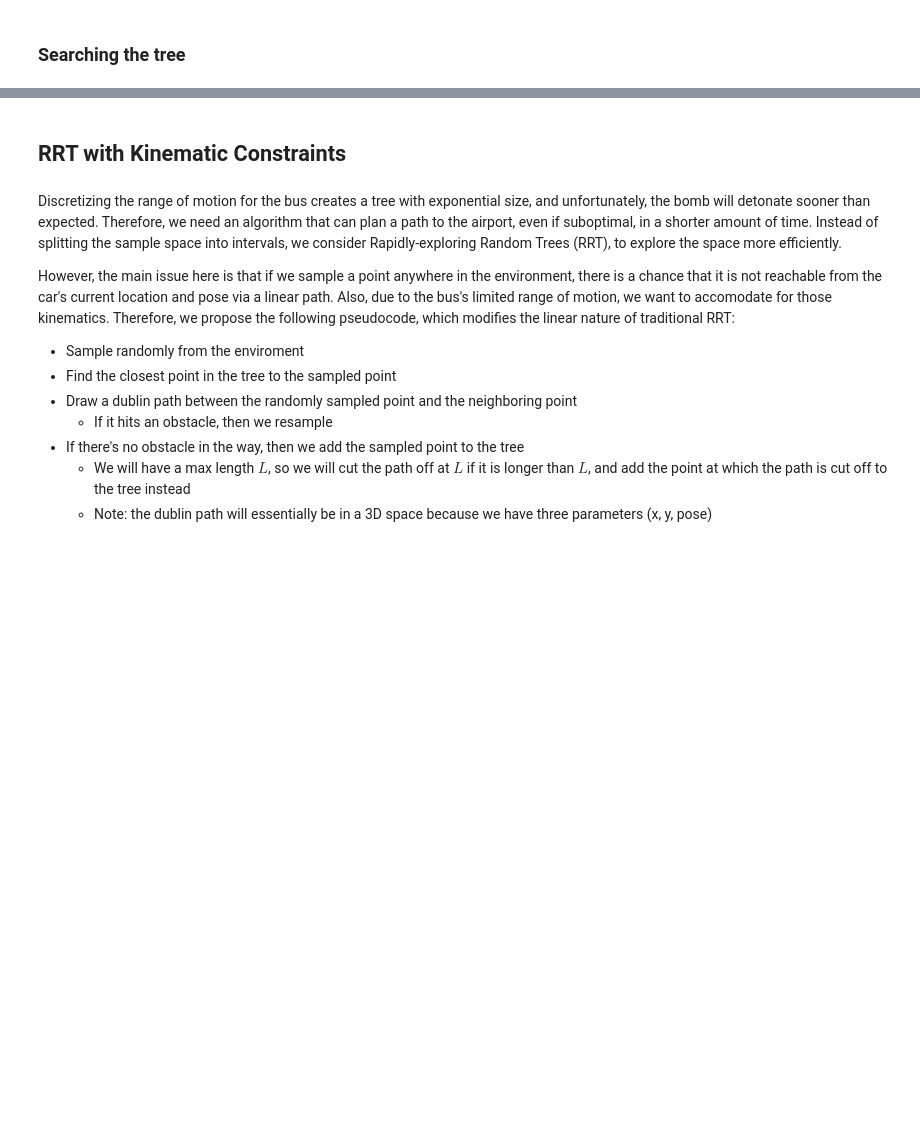
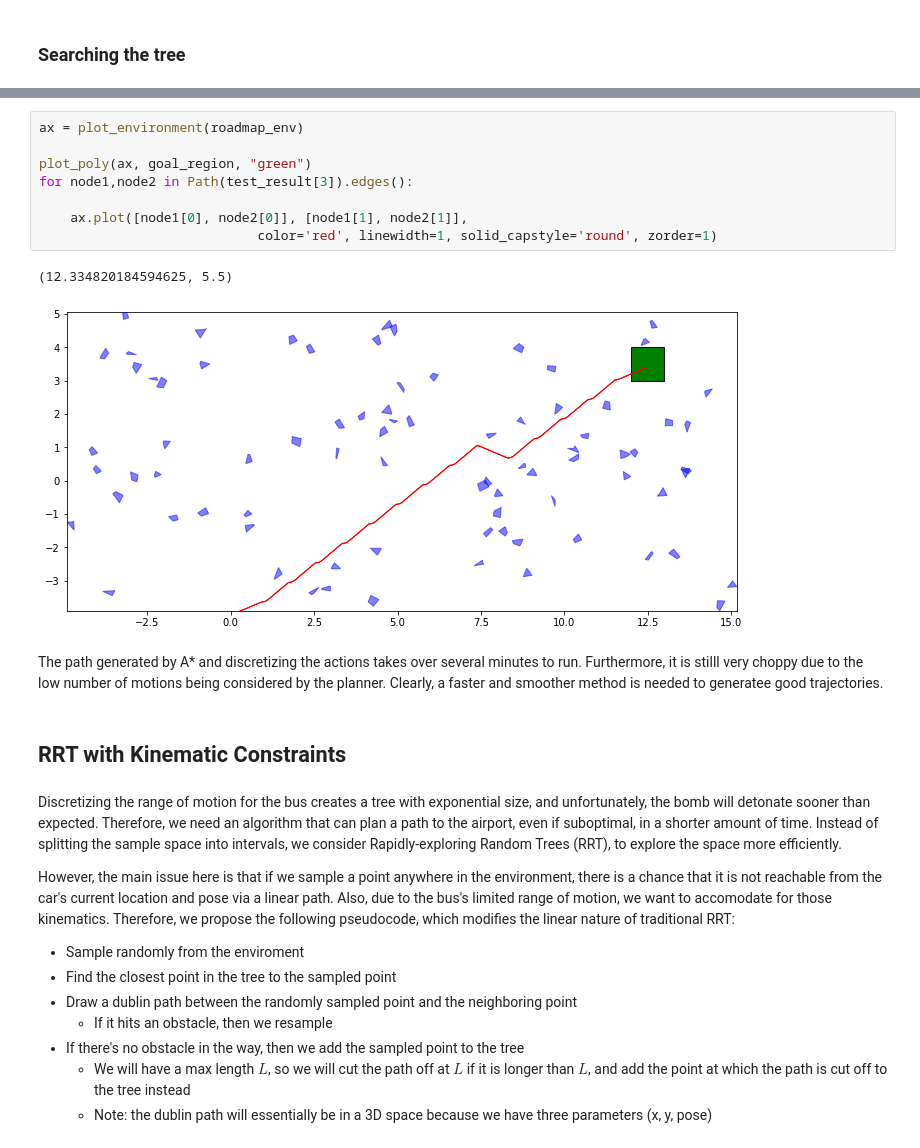
Before and after one commit to ersolog/6.877-16.413, a Jupyter notebook: code.ipynb, the cells around one changed output, grey strips where cells are left out. Drawn from its saved outputs; the diff is of its cells as text; blank space fills up the shorter version.

```diff
--- a/code.ipynb
+++ b/code.ipynb
@@ -207,3 +230,16 @@ SyntaxError: invalid syntax (<ipython-input-57-910a0cc4a730>, line 19)
+# %%
+ax = plot_environment(roadmap_env)
+
+plot_poly(ax, goal_region, "green")
+for node1,node2 in Path(test_result[3]).edges():
+
+    ax.plot([node1[0], node2[0]], [node1[1], node2[1]],
+                            color='red', linewidth=1, solid_capstyle='round', zorder=1)
+# %% [output]
+(12.334820184594625, 5.5)
+[figure, added]
+# %% [markdown]
+The path generated by A* and discretizing the actions takes over several minutes to run. Furthermore, it is stilll very choppy due to the low number of motions being considered by the planner. Clearly, a faster and smoother method is needed to generatee good trajectories.
 # %% [markdown]
 ## RRT with Kinematic Constraints
 # %% [markdown]
```
Also changed, not shown: parts of 6 cells of this notebook, 3 other files.
